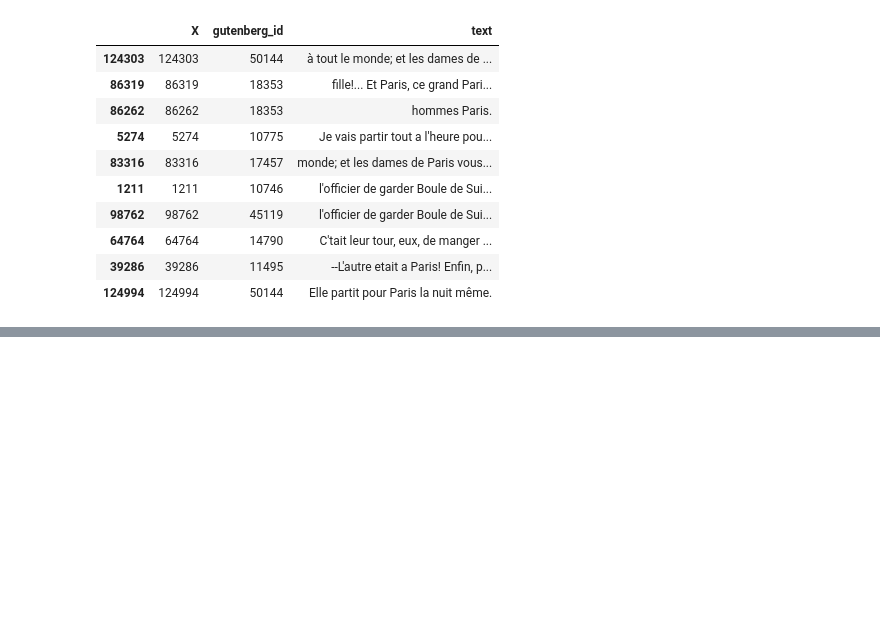
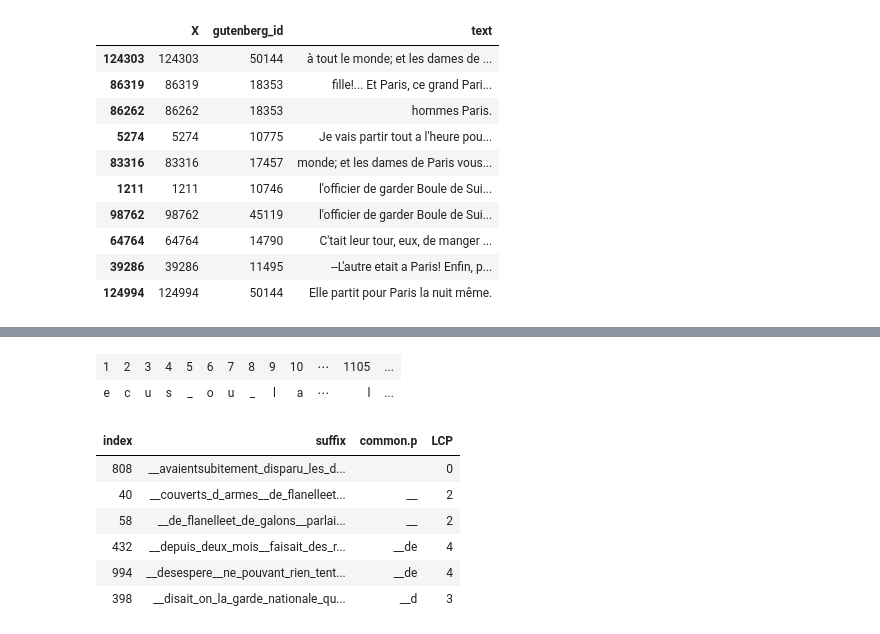
Before and after one commit to SergioPeignier/text_mining, a Jupyter notebook: Maupassant full text analysis.ipynb, the cells around one changed output, grey strips where cells are left out. Saved outputs shown, nothing was run; the diff lists cells and outputs as text; code cells hidden in the pictures; blank space fills up the shorter version.

Commit message:
add suffix tree

```diff
--- a/Maupassant full text analysis.ipynb
+++ b/Maupassant full text analysis.ipynb
@@ -303,0 +308,14 @@ maupassant_downloaded_books[names(top.docs),]
+# %%
+common.prefix <- function(word1, word2){
+    s1 <- substring(word1, 1, 1:nchar(word1))
+    s2 <- substring(word2, 1, 1:nchar(word2))
+    w <- which(s1 %in% s2)
+    prefix <- ""
+    if(length(w)){
+        prefix <- s2[max(w)]
+    }
+    else{
+        prefix <- character(1)
+    }
+    return(prefix)
+}
@@ -303,0 +360,11 @@ maupassant_downloaded_books[names(top.docs),]
+# %%
+# main function that extracts the frequent motifs
+build.freq.motifs <- function(ch)
+{
+  tab <- data.frame(cbind(1:nchar(ch), sapply(1:nchar(ch), function(x) substring(ch, x, nchar(ch)))))
+  colnames(tab) <- c("index", "suffix")
+  tab <- tab[order(tab$suffix),]
+  common.p <- c("", sapply(2:nchar(ch), function(i) common.prefix(as.character(tab$suffix[i]), as.character(tab$suffix[i-1]))))
+  tab <- cbind(tab, common.p)
+  return (count.common(common.p))
+}
@@ -303,0 +376,22 @@ maupassant_downloaded_books[names(top.docs),]
+# %%
+maupassant.test <- as.character(maupassant_downloaded_books$text)[100:120]
+ch <- tolower(gsub("[^[:alpha:]]", " ", paste(maupassant.test, collapse="")))
+ch <- gsub(" ", "_", ch)
+rbind(1:nchar(ch),strsplit(ch, "")[[1]])
+# %% [output]
+| 1 | 2 | 3 | 4 | 5 | 6 | 7 | 8 | 9 | 10 | ⋯ | 1105 | ... |
+| e | c | u | s | _ | o | u | _ | l | a | ⋯ | l | ... |
+# %%
+tab <- data.frame(cbind(1:nchar(ch), sapply(1:nchar(ch), function(x) substring(ch, x, nchar(ch)))))
+colnames(tab) <- c("index", "suffix")
+tab <- tab[order(tab$suffix),]
+common.p <- c("", sapply(2:nchar(ch), function(i) common.prefix(as.character(tab$suffix[i]), as.character(tab$suffix[i-1]))))
+head(cbind(tab, common.p, LCP=nchar(common.p), row.names=NULL))
+# %% [output]
+| index | suffix | common.p | LCP |
+| 808 | __avaientsubitement_disparu_les_d... |  | 0 |
+| 40 | __couverts_d_armes__de_flanelleet... | __ | 2 |
+| 58 | __de_flanelleet_de_galons__parlai... | __ | 2 |
+| 432 | __depuis_deux_mois__faisait_des_r... | __de | 4 |
+| 994 | __desespere__ne_pouvant_rien_tent... | __de | 4 |
+| 398 | __disait_on_la_garde_nationale_qu... | __d | 3 |
```
Also changed, not shown: parts of 16 cells of this notebook.
